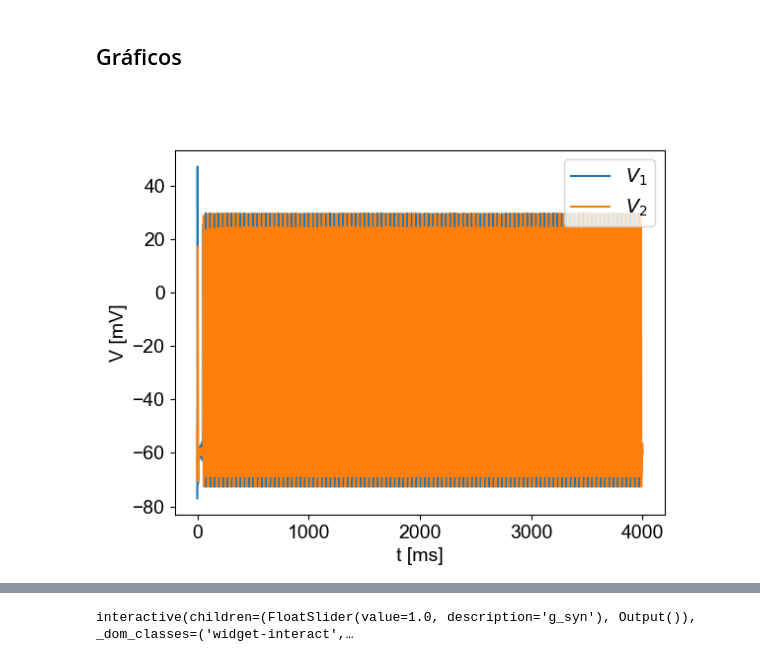
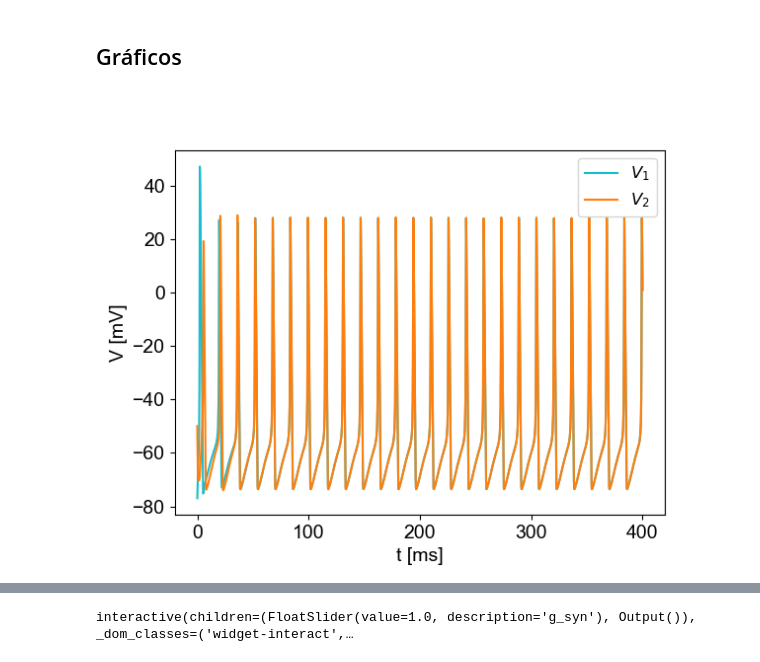
Before and after one commit to Lupama2/RedesNeuronales, a Jupyter notebook: Practicas/practica-2/ejercicio_1/main.ipynb, the cells around one changed output, grey strips where cells are left out. Saved outputs shown, nothing was run; the diff lists cells and outputs as text; code cells hidden in the pictures.

```diff
--- a/Practicas/practica-2/ejercicio_1/main.ipynb
+++ b/Practicas/practica-2/ejercicio_1/main.ipynb
@@ -60,10 +60,10 @@ print(dydt0)
 from scipy.integrate import solve_ivp
 
 t_ini = 0
-t_fin = 4000 #[ms]
+t_fin = 400 #[ms]
 
 I_ext = 10
-g_syn = 3.0769230769230766#0.5#2.564102564102564#1
+g_syn = 1#0.5#2.564102564102564#1
 V_syn = 0
 
 soln = solve_ivp(derivada, [t_ini, t_fin], y0, method = "RK45", args = (I_ext,g_syn,V_syn), dense_output = True)
@@ -76,13 +76,13 @@ if soln.success != True:
 # %%
 #V1 y V2 vs t
 
 fig, ax = plt.subplots(1,1)
 
-ax.plot(soln.t, soln.y[0,:], label = "$V_1$")
-ax.plot(soln.t, soln.y[5,:], label = "$V_2$")
+ax.plot(soln.t, soln.y[0,:], label = "$V_1$", color = "tab:cyan")
+ax.plot(soln.t, soln.y[5,:], label = "$V_2$", color = "tab:orange")
 ax.set_xlabel("t [ms]")
 ax.set_ylabel("V [mV]")
-ax.legend()
+ax.legend(fontsize = 12)
 plt.show()
 # %% [output]
-[figure, old version]
+[figure, new version]
```
Also changed, not shown: parts of 5 cells of this notebook, 3 other files.
